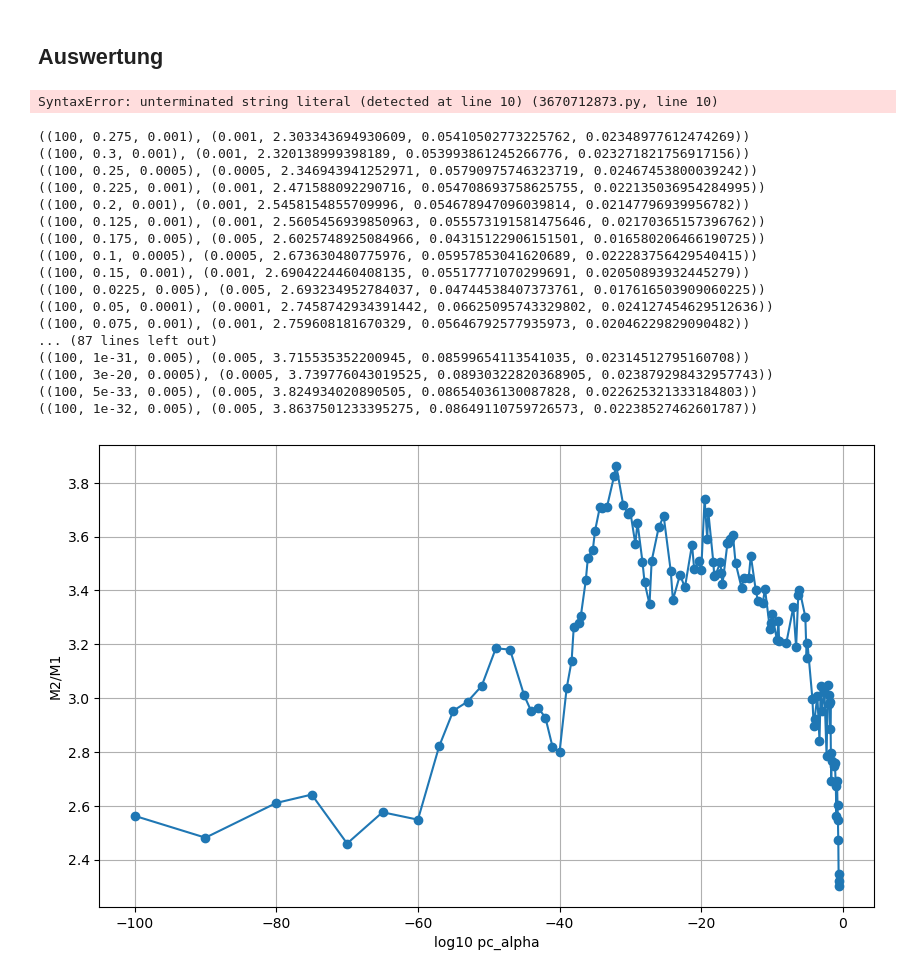
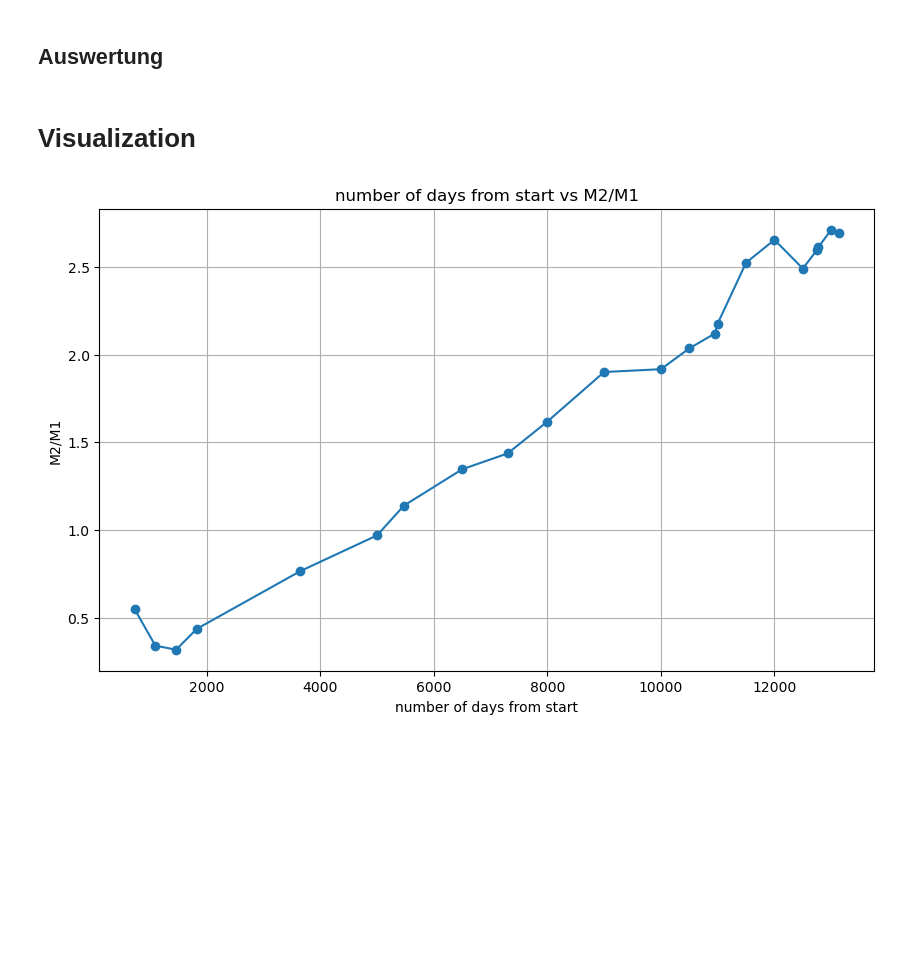
Before and after one commit to KevinSinigalia/bachelorThesis, a Jupyter notebook: numberOfDaysEvaluation.ipynb, the cells around one changed output. Drawn from its saved outputs; the diff is of its cells as text; code cells hidden in the pictures; blank space fills up the shorter version.

```diff
--- a/numberOfDaysEvaluation.ipynb
+++ b/numberOfDaysEvaluation.ipynb
@@ -190,64 +190,21 @@ for key in metric2_div_metric1_maxs:
 sorted_dict_komps = dict(sorted(metric2_div_metric1_maxs_2.items(), key=lambda x: x[0][0])) #sortiert nach comps, dann pc_alpha
 # %%
 temp = sorted(sorted_dict_komps.items(), key=lambda x: x[1][1])
+# %% [markdown]
+# Visualization
 # %%
 sorted_data = sorted(temp, key=lambda x: x[0][3])
 x_values = [entry[0][3] for entry in sorted_data]
 y_values = [entry[1][1] for entry in sorted_data]
 # Plot
 plt.figure(figsize=(10, 6))
 plt.plot(x_values, y_values, marker='o', linestyle='-')
 plt.xlabel('number of days from start')
 plt.ylabel('M2/M1')
 plt.grid(True)
-plt.title('number of days from start vs M2/M1)
+plt.title('number of days from start vs M2/M1')
 #plt.savefig('./BilderBA/timeanalysis_moreData_lag1_100comp_pcalpha-32.pdf')
 
 plt.show()
 # %% [output]
-SyntaxError: unterminated string literal (detected at line 10) (3670712873.py, line 10)
+[figure, added]
-# %%
-temp = sorted(sorted_dict_komps.items(), key=lambda x: x[1][1])
-for element in temp:
-    if element[0][0]==100:
-        print(element)
-# %% [output]
-((100, 0.275, 0.001), (0.001, 2.303343694930609, 0.05410502773225762, 0.02348977612474269))
-((100, 0.3, 0.001), (0.001, 2.320138999398189, 0.053993861245266776, 0.023271821756917156))
-((100, 0.25, 0.0005), (0.0005, 2.346943941252971, 0.05790975746323719, 0.02467453800039242))
-((100, 0.225, 0.001), (0.001, 2.471588092290716, 0.054708693758625755, 0.022135036954284995))
-((100, 0.2, 0.001), (0.001, 2.5458154855709996, 0.054678947096039814, 0.02147796939956782))
-((100, 0.125, 0.001), (0.001, 2.5605456939850963, 0.055573191581475646, 0.02170365157396762))
-((100, 0.175, 0.005), (0.005, 2.6025748925084966, 0.04315122906151501, 0.016580206466190725))
-((100, 0.1, 0.0005), (0.0005, 2.673630480775976, 0.05957853041620689, 0.022283756429540415))
-((100, 0.15, 0.001), (0.001, 2.6904224460408135, 0.05517771070299691, 0.02050893932445279))
-((100, 0.0225, 0.005), (0.005, 2.693234952784037, 0.04744538407373761, 0.017616503909060225))
-((100, 0.05, 0.0001), (0.0001, 2.7458742934391442, 0.06625095743329802, 0.024127454629512636))
-((100, 0.075, 0.001), (0.001, 2.759608181670329, 0.05646792577935973, 0.02046229829090482))
-... (87 lines left out)
-((100, 1e-31, 0.005), (0.005, 3.715535352200945, 0.08599654113541035, 0.02314512795160708))
-((100, 3e-20, 0.0005), (0.0005, 3.739776043019525, 0.08930322820368905, 0.023879298432957743))
-((100, 5e-33, 0.005), (0.005, 3.824934020890505, 0.08654036130087828, 0.022625321333184803))
-((100, 1e-32, 0.005), (0.005, 3.8637501233395275, 0.08649110759726573, 0.02238527462601787))
-# %%
-filtered_data100 = [item for item in temp if item[0][0] == 100]
-sorted_data100 = sorted(filtered_data100, key=lambda x: x[0][1])  # Sortieren nach dem zweiten Schlüsselwert
-data = sorted_data100
-
-x_values = [entry[0][1] for entry in data]  # Zweiter Eintrag des ersten Elements
-y_values = [entry[1][1] for entry in data]  # Zweiter Eintrag des zweiten Elements
-
-# 10er-Logarithmus auf die x-Werte anwenden
-x_values_log10 = np.log10(x_values)
-
-plt.figure(figsize=(10, 6))
-plt.plot(x_values_log10, y_values, marker='o', linestyle='-')
-plt.xlabel('log10 pc_alpha')
-plt.ylabel('M2/M1')
-#plt.title('PCMCI on 100 components. For a given pc_alpha, the best performing mci_alpha from a given list of values was chosen')
-plt.grid(True)
-plt.savefig('./BilderBA/'+'+pctests100comps'+'.pdf',dpi=600)
-
-plt.show()
-# %% [output]
-[figure, removed]
```
Also changed, not shown: parts of 51 cells of this notebook.
